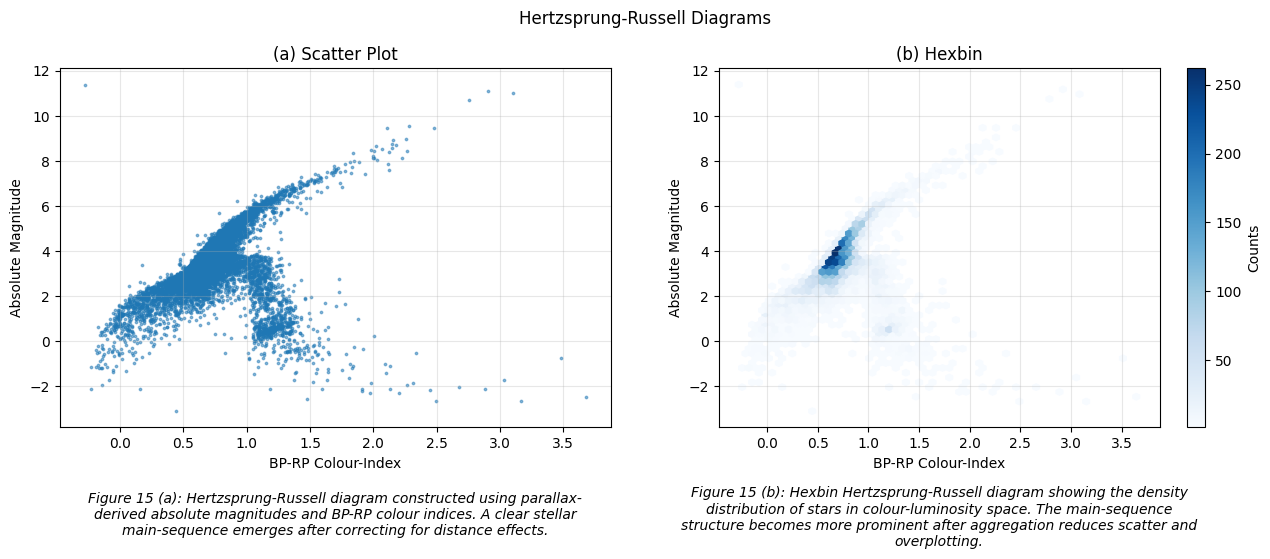
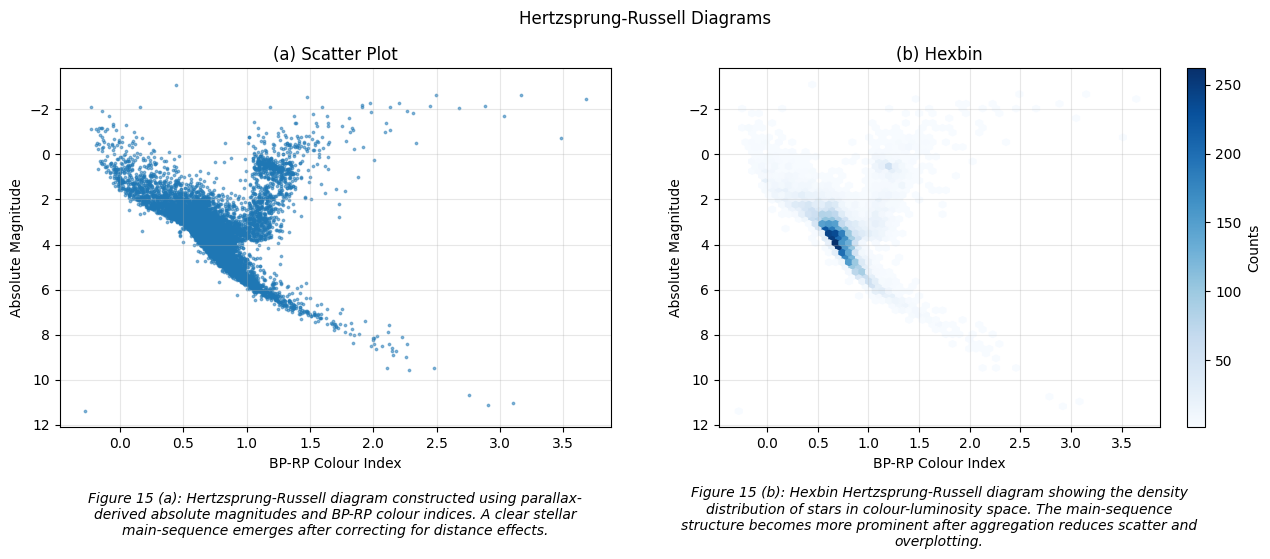
Unified diff of the notebook cell whose output changed from the first chart to the second:
--- before
+++ after
@@ -11,7 +11,8 @@
 # Scatter plot
 ax1.scatter(bp_rp_clean, abs_mag_clean, s=3, alpha=0.5)
-ax1.set_xlabel('BP-RP Colour-Index')
+ax1.set_xlabel('BP-RP Colour Index')
 ax1.set_ylabel('Absolute Magnitude')
 ax1.set_title('(a) Scatter Plot')
+ax1.yaxis.set_inverted(True)
 ax1.grid(True, alpha=0.3)
 
@@ -29,7 +30,8 @@
 hb2 = ax2.hexbin(bp_rp_clean, abs_mag_clean, gridsize=60, cmap='Blues', mincnt=1)
 fig.colorbar(hb2, ax=ax2, label='Counts')
-ax2.set_xlabel('BP-RP Colour-Index')
+ax2.set_xlabel('BP-RP Colour Index')
 ax2.set_ylabel('Absolute Magnitude')
 ax2.set_title('(b) Hexbin')
+ax2.yaxis.set_inverted(True)
 ax2.grid(True, alpha=0.3)
 

Commit: Added day 13 Hypothesis testing